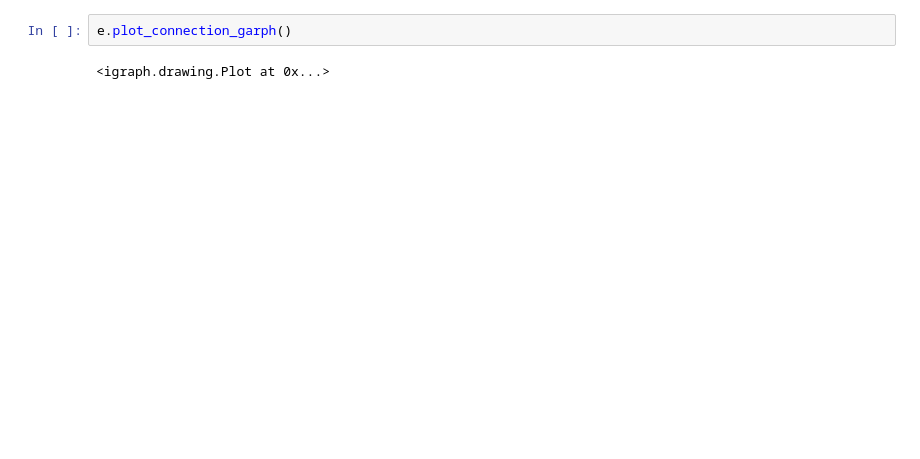
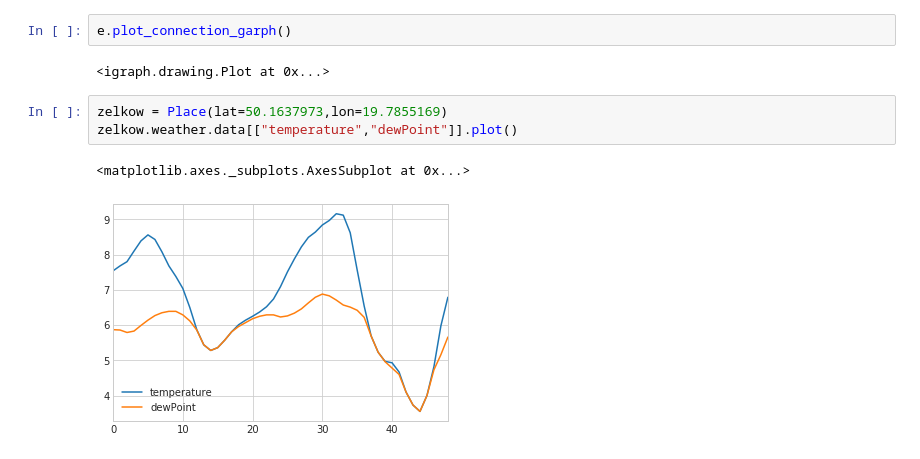
Before and after one commit to pozar87/apts, a Jupyter notebook: Test.ipynb, the cells around one changed output. Drawn from its saved outputs; the diff is of its cells as text; blank space fills up the shorter version.

```diff
--- a/Test.ipynb
+++ b/Test.ipynb
@@ -72,3 +34,9 @@ Field of view: 1°11'30"
 e.plot_connection_garph()
 # %% [output]
 <igraph.drawing.Plot at 0x...>
+# %%
+zelkow = Place(lat=50.1637973,lon=19.7855169)
+zelkow.weather.data[["temperature","dewPoint"]].plot()
+# %% [output]
+<matplotlib.axes._subplots.AxesSubplot at 0x...>
+[figure, added]
```
Also changed, not shown: parts of 8 cells of this notebook, 12 other files.
